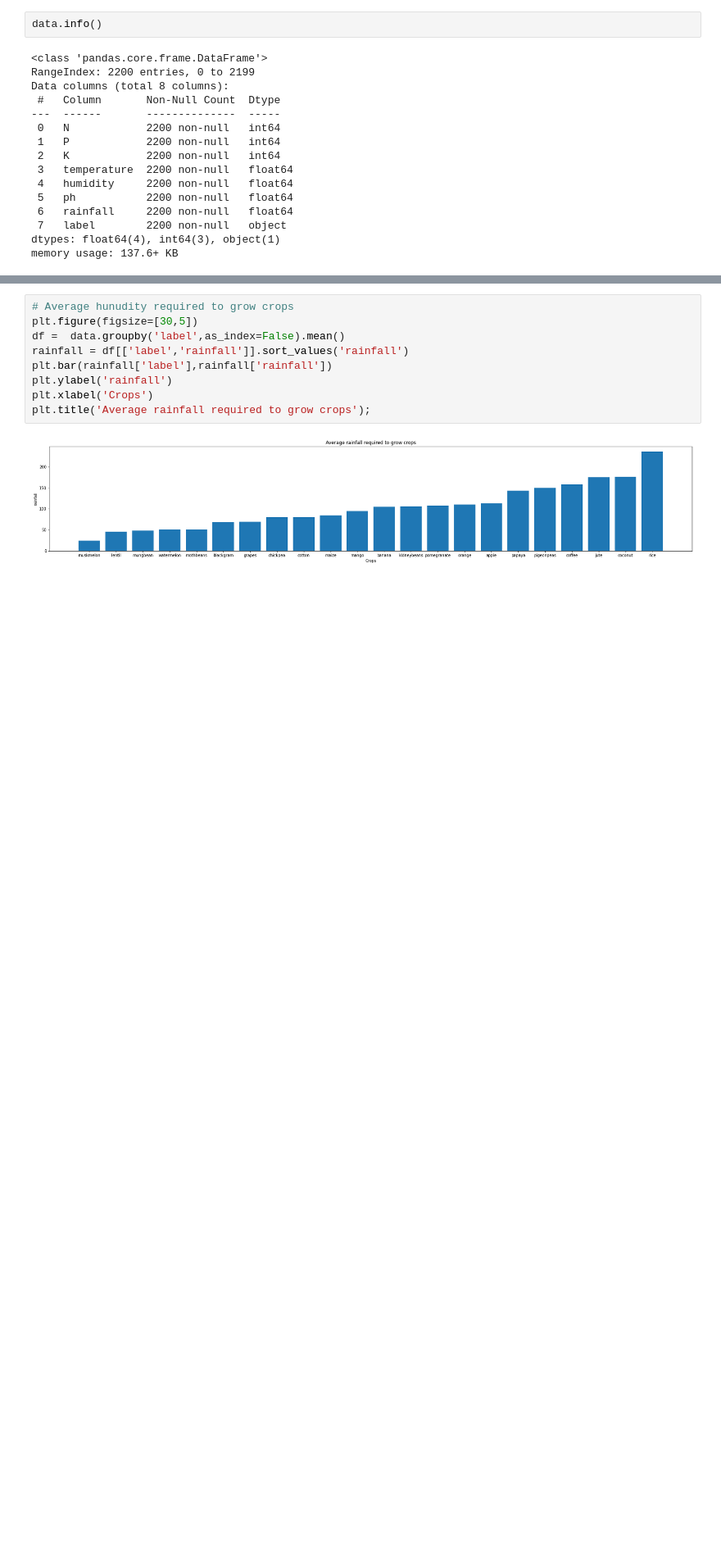
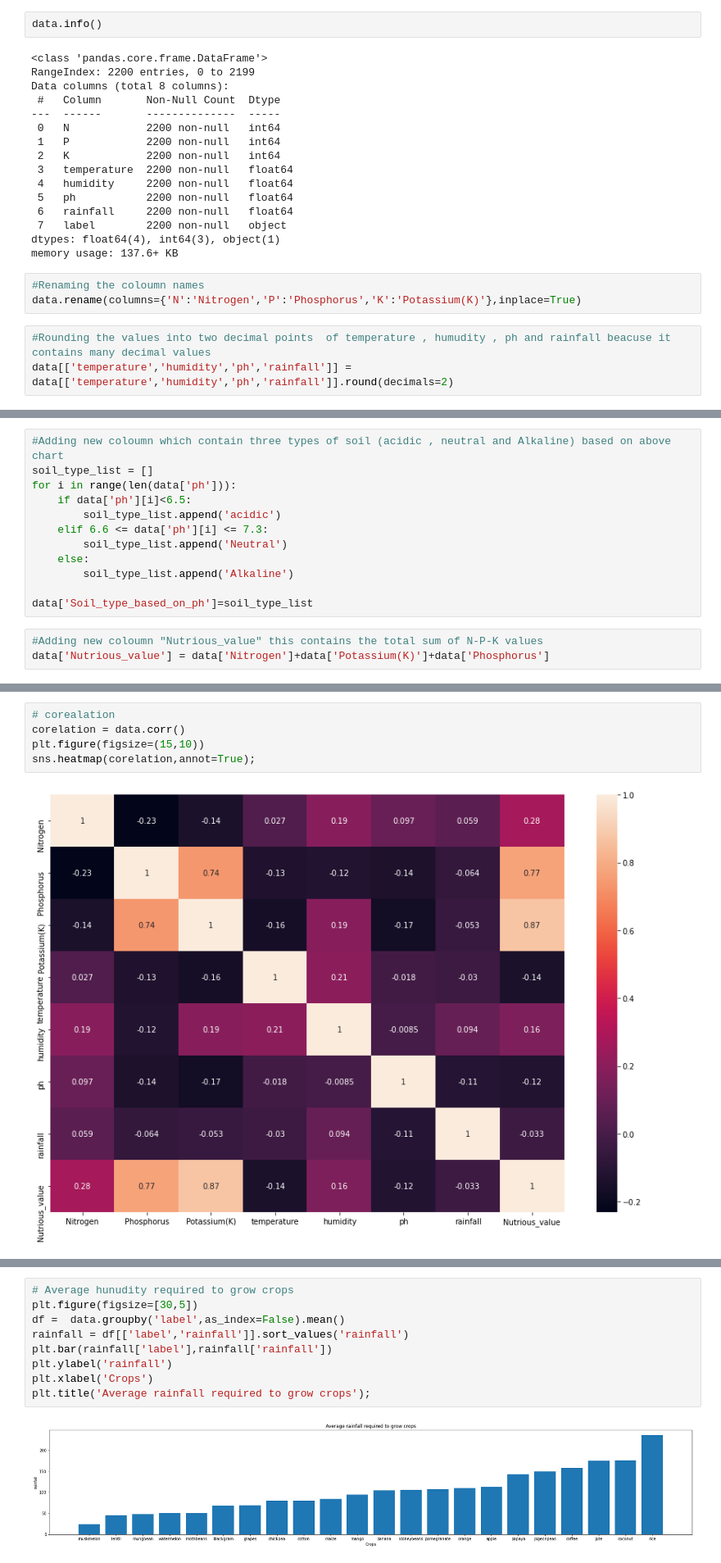
Before and after one commit to satishjasthi/MachineLearningProjects, a Jupyter notebook: Model1.ipynb, the cells around one changed output, grey strips where cells are left out. Shown at 82% size. Drawn from its saved outputs; the diff is of its cells as text; blank space fills up the shorter version.

```diff
--- a/Model1.ipynb
+++ b/Model1.ipynb
@@ -60,3 +66,9 @@ Data columns (total 8 columns):
  7   label        2200 non-null   object
 dtypes: float64(4), int64(3), object(1)
 memory usage: 137.6+ KB
+# %%
+#Renaming the coloumn names
+data.rename(columns={'N':'Nitrogen','P':'Phosphorus','K':'Potassium(K)'},inplace=True)
+# %%
+#Rounding the values into two decimal points  of temperature , humudity , ph and rainfall beacuse it contains many decimal values
+data[['temperature','humidity','ph','rainfall']] =  data[['temperature','humidity','ph','rainfall']].round(decimals=2)
@@ -62,0 +88,15 @@ memory usage: 137.6+ KB
+# %%
+#Adding new coloumn which contain three types of soil (acidic , neutral and Alkaline) based on above chart
+soil_type_list = []
+for i in range(len(data['ph'])):
+    if data['ph'][i]<6.5:
+        soil_type_list.append('acidic')
+    elif 6.6 <= data['ph'][i] <= 7.3:
+        soil_type_list.append('Neutral')
+    else:
+        soil_type_list.append('Alkaline')
+
+data['Soil_type_based_on_ph']=soil_type_list
+# %%
+#Adding new coloumn "Nutrious_value" this contains the total sum of N-P-K values
+data['Nutrious_value'] = data['Nitrogen']+data['Potassium(K)']+data['Phosphorus']
@@ -62,0 +112,7 @@ memory usage: 137.6+ KB
+# %%
+# corealation
+corelation = data.corr()
+plt.figure(figsize=(15,10))
+sns.heatmap(corelation,annot=True);
+# %% [output]
+[figure, added]
```
Also changed, not shown: parts of 56 cells of this notebook.
